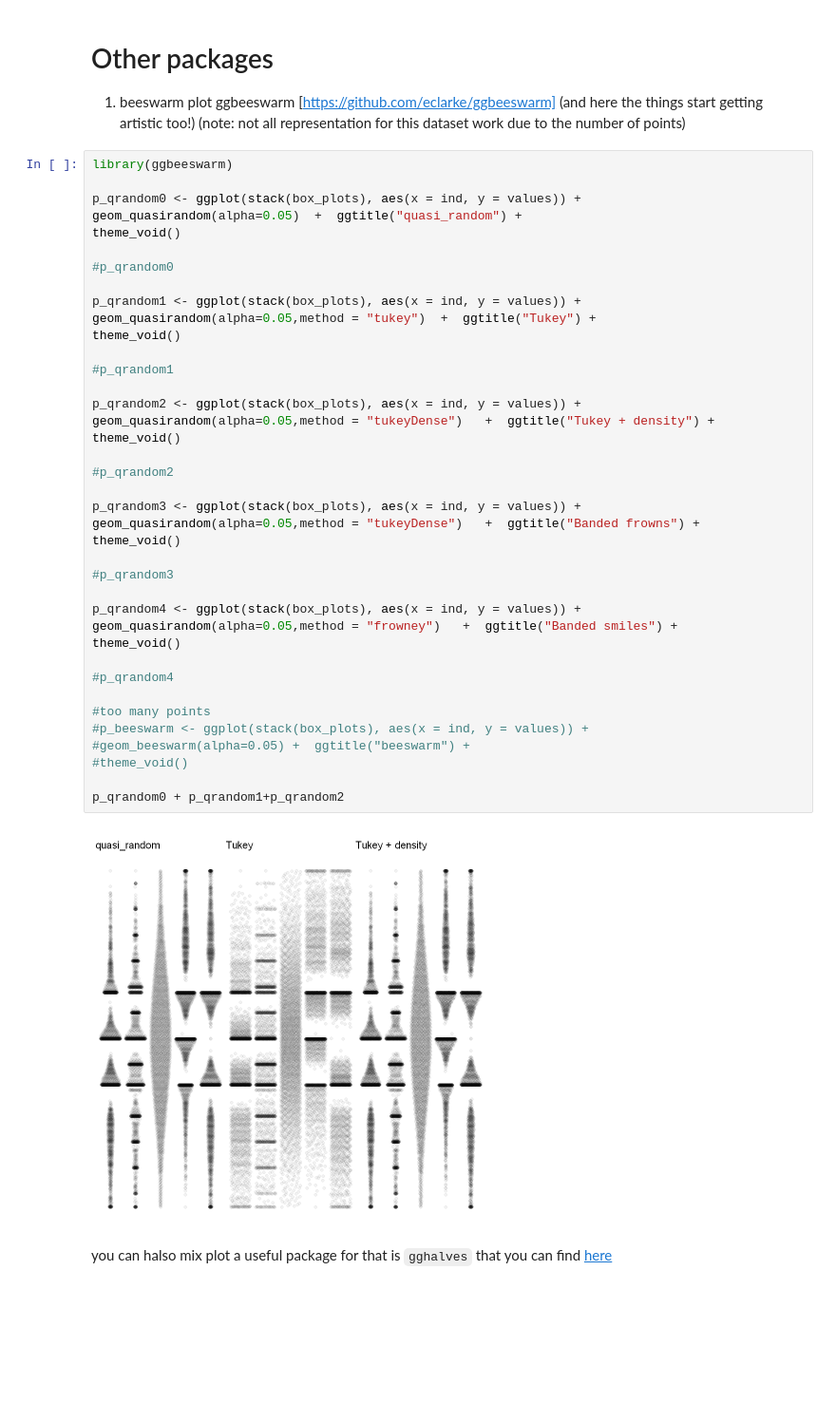
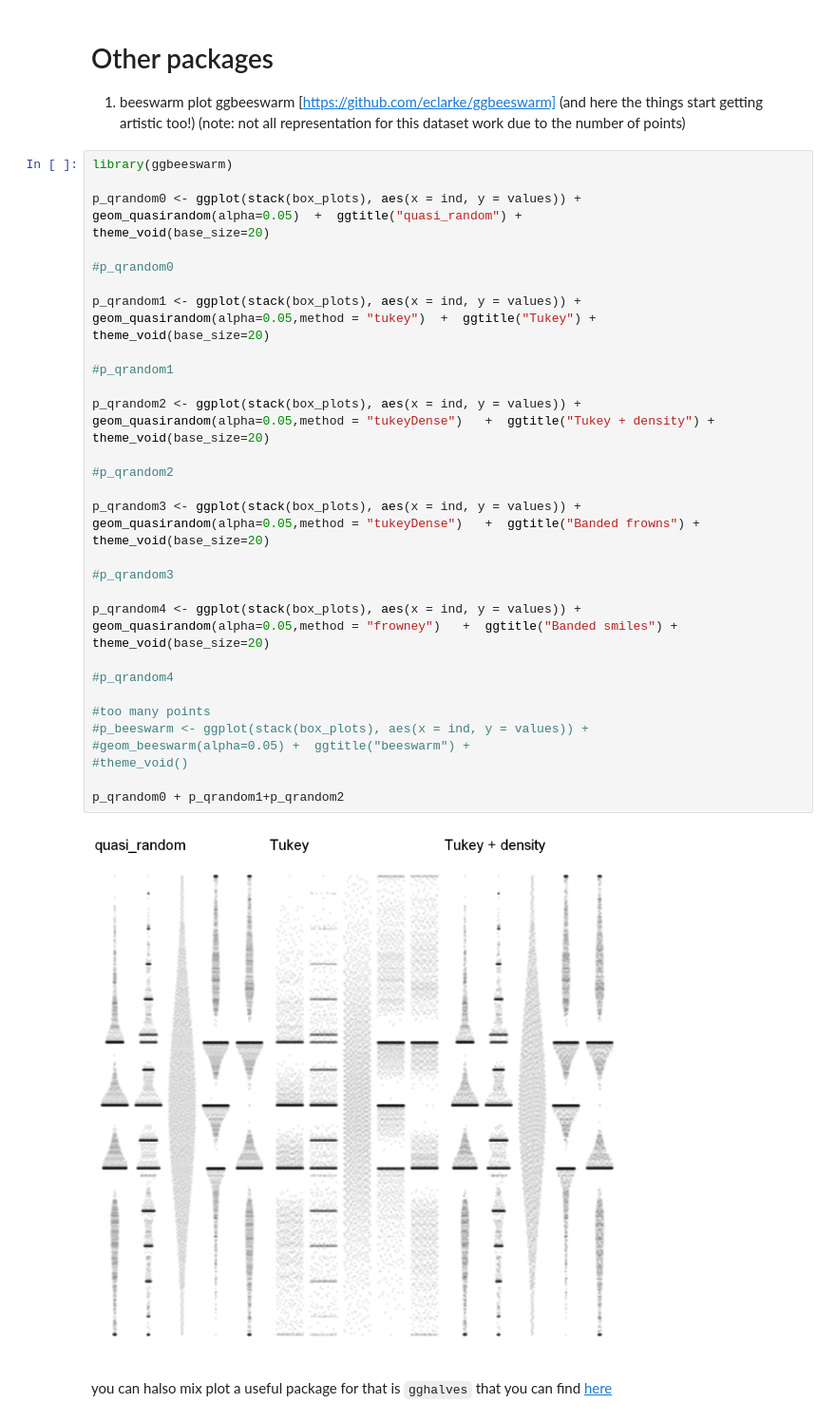
Before and after one commit to jojosgithub/blog, a Jupyter notebook: _notebooks/2021-06-18-boxplot.ipynb, the cells around one changed output. Shown at 95% size. Drawn from its saved outputs; the diff is of its cells as text; blank space fills up the shorter version.

```diff
--- a/_notebooks/2021-06-18-boxplot.ipynb
+++ b/_notebooks/2021-06-18-boxplot.ipynb
@@ -211,42 +227,42 @@ library(ggbeeswarm)
 
 p_qrandom0 <- ggplot(stack(box_plots), aes(x = ind, y = values)) +
 geom_quasirandom(alpha=0.05)  +  ggtitle("quasi_random") +
-theme_void()
+theme_void(base_size=20)
 
 #p_qrandom0
 
 p_qrandom1 <- ggplot(stack(box_plots), aes(x = ind, y = values)) +
 geom_quasirandom(alpha=0.05,method = "tukey")  +  ggtitle("Tukey") +
-theme_void()
+theme_void(base_size=20)
 
 #p_qrandom1
 
 p_qrandom2 <- ggplot(stack(box_plots), aes(x = ind, y = values)) +
 geom_quasirandom(alpha=0.05,method = "tukeyDense")   +  ggtitle("Tukey + density") +
-theme_void()
+theme_void(base_size=20)
 
 #p_qrandom2
 
 p_qrandom3 <- ggplot(stack(box_plots), aes(x = ind, y = values)) +
 geom_quasirandom(alpha=0.05,method = "tukeyDense")   +  ggtitle("Banded frowns") +
-theme_void()
+theme_void(base_size=20)
 
 #p_qrandom3
 
 p_qrandom4 <- ggplot(stack(box_plots), aes(x = ind, y = values)) +
 geom_quasirandom(alpha=0.05,method = "frowney")   +  ggtitle("Banded smiles") +
-theme_void()
+theme_void(base_size=20)
 
 #p_qrandom4
 
 #too many points
 #p_beeswarm <- ggplot(stack(box_plots), aes(x = ind, y = values)) +
 #geom_beeswarm(alpha=0.05) +  ggtitle("beeswarm") +
 #theme_void()
 
 p_qrandom0 + p_qrandom1+p_qrandom2
 # %% [output]
-[figure, old version]
+[figure, new version]
 # %% [markdown]
 you can halso mix plot a useful package for that is `gghalves` that you can find [here](https://cran.r-project.org/web/packages/gghalves/vignettes/gghalves.html)
 # %%
```
Also changed, not shown: parts of 7 cells of this notebook, 3 other files.
